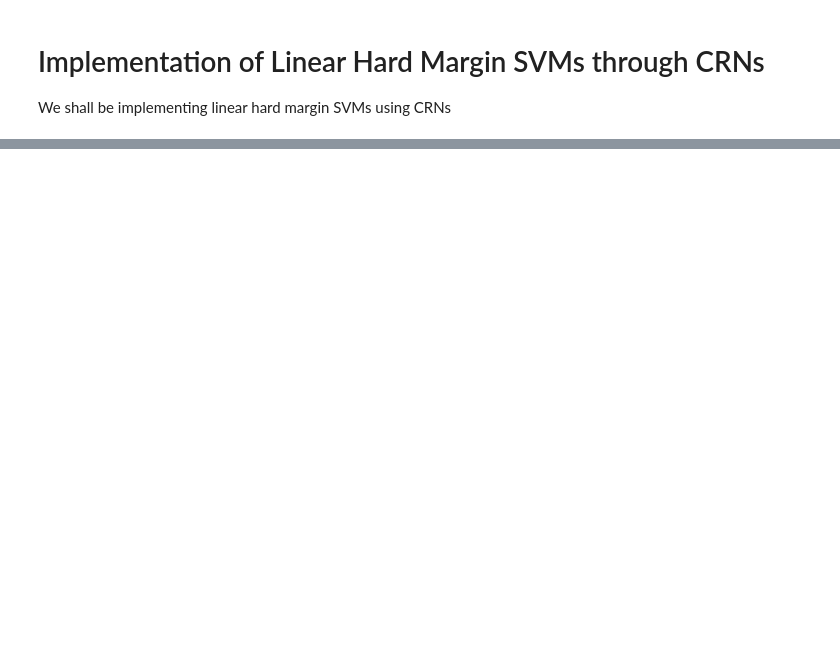
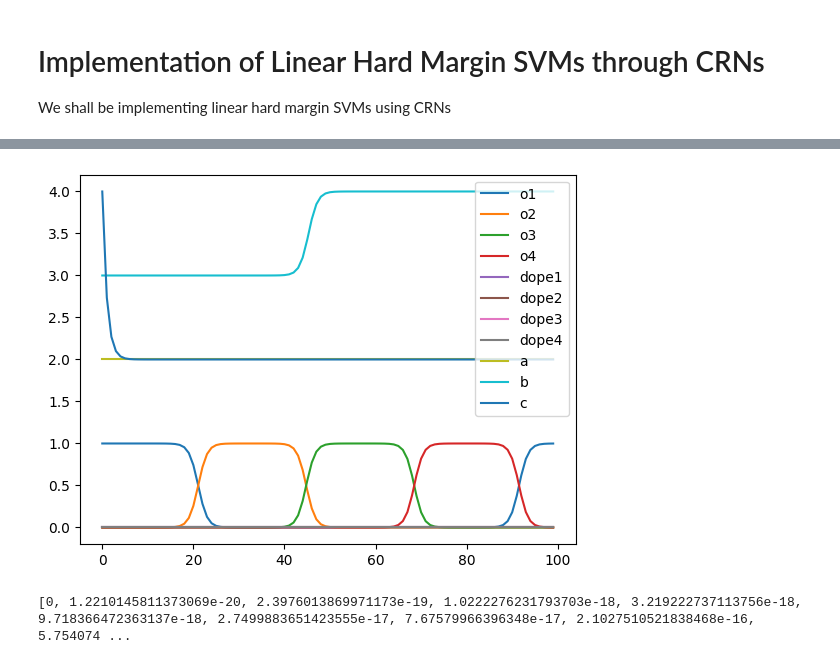
Before and after one commit to AmeyChoudhary/SVM, a Jupyter notebook: SVM_code/final.ipynb, the cells around one changed output, grey strips where cells are left out. Saved outputs shown, nothing was run; the diff lists cells and outputs as text; code cells hidden in the pictures; blank space fills up the shorter version.

Commit message:
done product

```diff
--- a/SVM_code/final.ipynb
+++ b/SVM_code/final.ipynb
@@ -220,0 +96,2 @@ print(myDict)
+# %%
+threshold = 0.0001
@@ -220,0 +121,68 @@ print(myDict)
+# %%
+# multiplication function
+def product_f(y,t,a,b,o):
+    c = y[0]
+    dc_dt = -c*o + a*b*o
+    return [ dc_dt]
+
+def product_wrapper(multiplicand_1, multiplicand_2, product,regulating_species, current_timestep, species_concentrations, species_concentrations_current_timestep):
+
+    # getting the species concentrations at current timestep - 1
+    a = species_concentrations[multiplicand_1][current_timestep - 1]
+    b = species_concentrations[multiplicand_2][current_timestep - 1]
+    c = species_concentrations[product][current_timestep - 1]
+    o = species_concentrations[regulating_species][current_timestep - 1]
+
+    y0 = [c]
+    t = np.linspace(current_timestep-1, current_timestep,2)
+
+    sol = odeint(product_f, y0, t, args=(a,b,o))
+
+    if np.abs(c-sol[1][0]):
+        species_concentrations_current_timestep[product] = sol[1][0]
+
+    return species_concentrations_current_timestep
+
+d = 10 **(-10)
+species_concentrations = {
+    'o1': [1],
+    'o2': [0],
+    'o3': [0],
+    'o4': [0],
+    'dope1': [d],
+    'dope2': [d],
+    'dope3': [d],
+    'dope4': [d],
+    'a' : [2],
+    'b' : [3],
+    'c' : [4]
+}
+ti=1
+osc = ['o1', 'o2','o3', 'o4']
+dop = ['dope1', 'dope2', 'dope3', 'dope4']
+
+for t in range(1, 100):
+    # Get updated concentrations for the current timestep
+    updated_concentrations_current_t = oscillator_wrapper(osc, dop, t, species_concentrations, {})
+    updated_concentrations_current_t = product_wrapper('a','c','b' ,'o3', t, species_concentrations,updated_concentrations_current_t )
+    updated_concentrations_current_t = load_wrapper('a', 'c', 'o1', t, species_concentrations,updated_concentrations_current_t )
+    # updated_concentrations_current_t = product_wrapper('a','c', 'b', 'o1', t, species_concentrations, updated_concentrations_current_t)
+
+    # Update the species_concentrations dictionary with the new concentrations
+    for species in species_concentrations:
+        if species in updated_concentrations_current_t:
+            species_concentrations[species].append(updated_concentrations_current_t[species])
+        else:
+            species_concentrations[species].append(species_concentrations[species][t-1])
+
+# plotting the  species in the species_concentrations dictionary
+for species in species_concentrations:
+    plt.plot(species_concentrations[species], label=species)
+plt.legend()
+plt.show()
+# %% [output]
+[figure, added]
+# %%
+print(species_concentrations['o3'])
+# %% [output]
+[0, 1.2210145811373069e-20, 2.3976013869971173e-19, 1.0222276231793703e-18, 3.219222737113756e-18, 9.718366472363137e-18, 2.7499883651423555e-17, 7.67579966396348e-17, 2.1027510521838468e-16, 5.754074 ...
```
Also changed, not shown: parts of 6 cells of this notebook, 1 other file.
